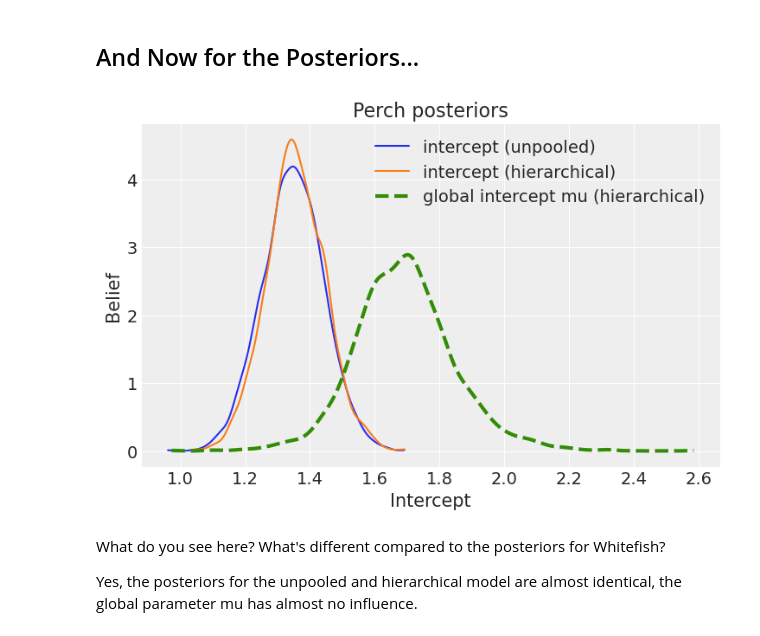
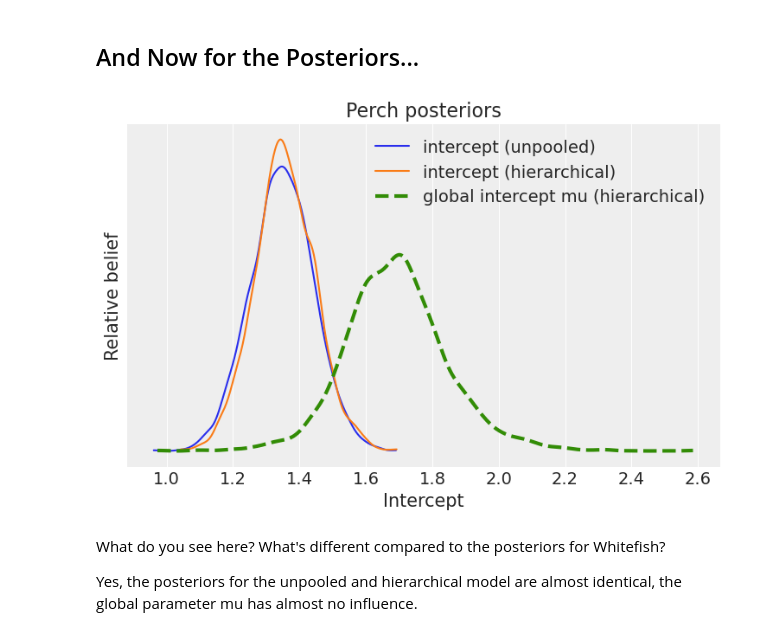
Before and after one commit to AlexAndorra/notebooks-experiments, a Jupyter notebook: Hierarchical_Regression/Hierarchical_Regression.ipynb, the cells around one changed output. Saved outputs shown, nothing was run; the diff lists cells and outputs as text; code cells hidden in the pictures.

```diff
--- a/Hierarchical_Regression/Hierarchical_Regression.ipynb
+++ b/Hierarchical_Regression/Hierarchical_Regression.ipynb
@@ -792,27 +799,28 @@ Interesting, right? The two are almost identical. So it seems like the hierarchy
 # %% [markdown]
 ## And Now for the Posteriors...
 # %%
-az.plot_dist(
+fig = az.plot_dist(
     idata_unpooled.posterior.intercept.sel(species="Perch"),
     color=sns.color_palette()[0],
     label="intercept (unpooled)",
 )
 az.plot_dist(
     idata_hierarchical.posterior.intercept.sel(species="Perch"),
     color=sns.color_palette()[1],
     label="intercept (hierarchical)",
 )
 az.plot_dist(
     idata_hierarchical.posterior.intercept_mu,
     plot_kwargs=dict(ls="--", lw=3.0),
     color=sns.color_palette()[2],
     label="global intercept mu (hierarchical)",
 )
 plt.xlabel("Intercept")
-plt.ylabel("Belief")
 plt.title("Perch posteriors");
+plt.ylabel("Relative belief")
+fig.axes.get_yaxis().set_ticks([]);
 # %% [output]
-[figure, old version]
+[figure, new version]
 # %% [markdown]
 What do you see here? What's different compared to the posteriors for Whitefish?
 
```
Also changed, not shown: parts of 14 cells of this notebook.
